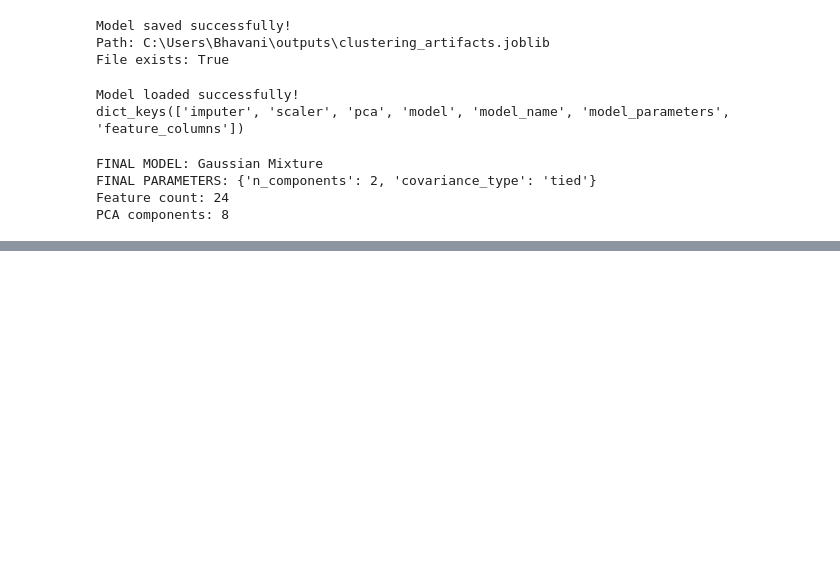
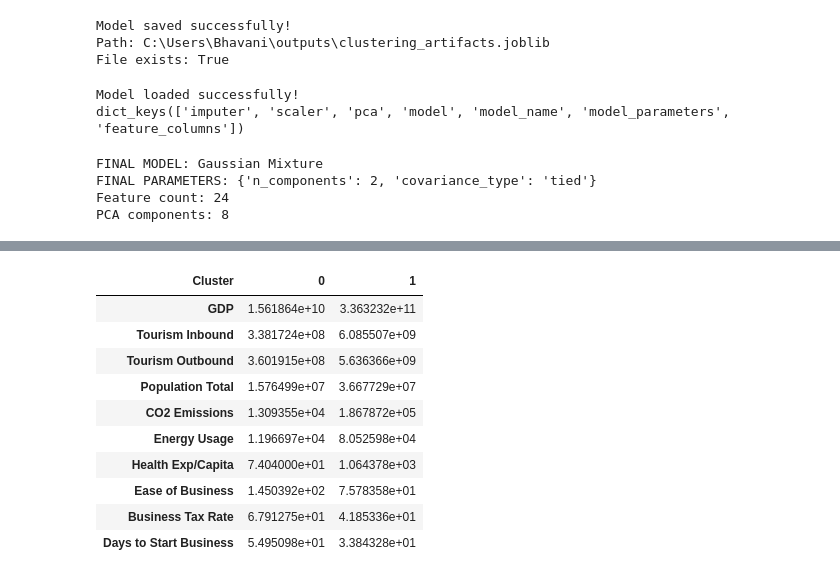
Before and after one commit to Avinash-515/world-development-country-clustering, a Jupyter notebook: World_Development_Clustering_Project.ipynb, the cells around one changed output, grey strips where cells are left out. Cells and saved outputs as stored; diff of their text form; code cells hidden in the pictures; blank space fills up the shorter version.

```diff
--- a/World_Development_Clustering_Project.ipynb
+++ b/World_Development_Clustering_Project.ipynb
@@ -1546,0 +1754,8 @@ PCA components: 8
+# %%
+cluster_summary = (
+    country_results
+    .groupby("Cluster")[feature_columns]
+    .mean()
+)
+
+display(cluster_summary)
@@ -1546,0 +1767,7 @@ PCA components: 8
+# %%
+cluster_difference = (
+    cluster_summary.loc[1] - cluster_summary.loc[0]
+).abs().sort_values(ascending=False)
+
+print("Top 10 features distinguishing Cluster 0 and Cluster 1:")
+display(cluster_difference.head(10))
@@ -1546,0 +1787,22 @@ PCA components: 8
+# %%
+cluster_summary = (
+    country_results
+    .groupby("Cluster")[feature_columns]
+    .mean()
+)
+
+top_features = cluster_difference.head(10).index
+
+display(cluster_summary[top_features].T)
+# %% [output]
+| Cluster | 0 | 1 |
+| GDP | 1.561864e+10 | 3.363232e+11 |
+| Tourism Inbound | 3.381724e+08 | 6.085507e+09 |
+| Tourism Outbound | 3.601915e+08 | 5.636366e+09 |
+| Population Total | 1.576499e+07 | 3.667729e+07 |
+| CO2 Emissions | 1.309355e+04 | 1.867872e+05 |
+| Energy Usage | 1.196697e+04 | 8.052598e+04 |
+| Health Exp/Capita | 7.404000e+01 | 1.064378e+03 |
+| Ease of Business | 1.450392e+02 | 7.578358e+01 |
+| Business Tax Rate | 6.791275e+01 | 4.185336e+01 |
+| Days to Start Business | 5.495098e+01 | 3.384328e+01 |
```
Also changed, not shown: parts of 19 cells of this notebook.
